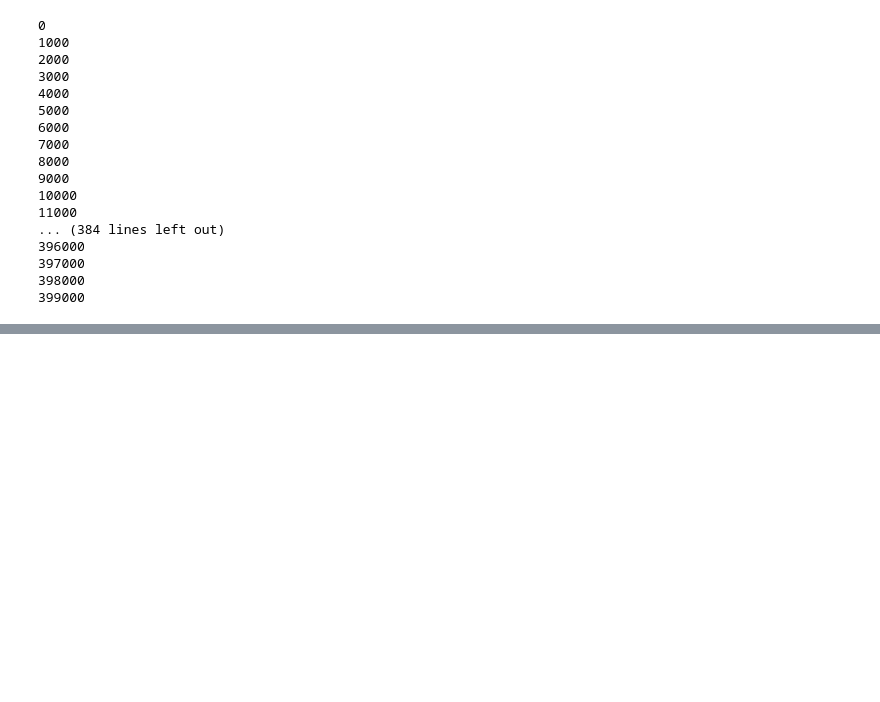
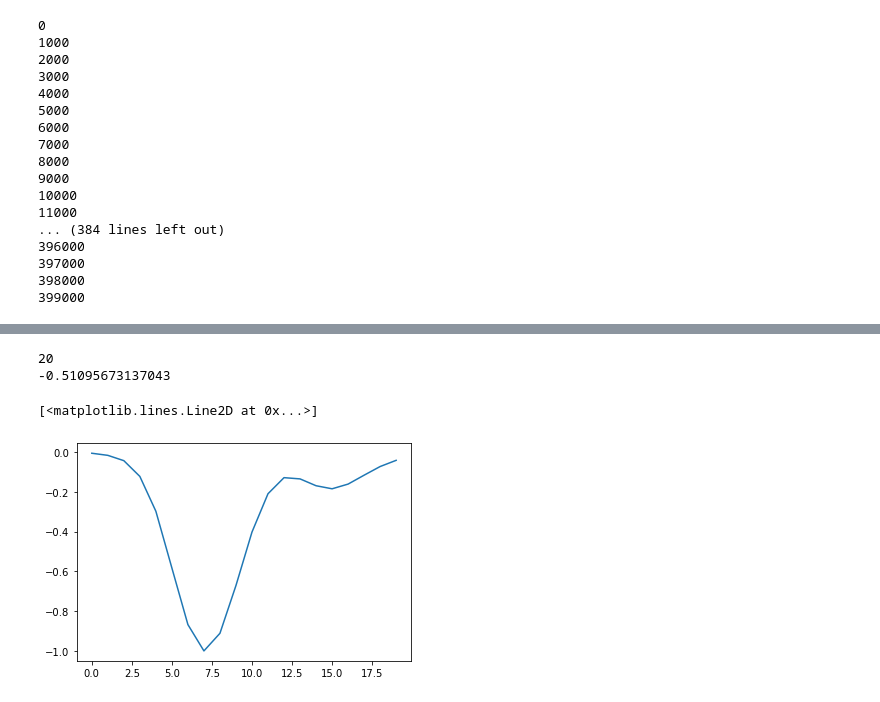
Before and after one commit to SuperNEMO-DBD/PMT-ShapeAnalysis, a Jupyter notebook: pmt_he_study/pulse_fitter.ipynb, the cells around one changed output, grey strips where cells are left out. Saved outputs shown, nothing was run; the diff lists cells and outputs as text; code cells hidden in the pictures; blank space fills up the shorter version.

```diff
--- a/pmt_he_study/pulse_fitter.ipynb
+++ b/pmt_he_study/pulse_fitter.ipynb
@@ -268,0 +311,11 @@ plt.savefig("/Users/williamquinn/Desktop/1400V_bi207_charge_spec.pdf")
+# %%
+print(len(short_temp))
+norm_short_temp = short_temp/np.sqrt(np.dot(short_temp, short_temp))
+amp = np.min(norm_short_temp)
+print(amp)
+plt.plot(norm_short_temp /amp * -1)
+# %% [output]
+20
+-0.51095673137043
+[<matplotlib.lines.Line2D at 0x...>]
+[figure, added]
```
Also changed, not shown: parts of 8 cells of this notebook, 1 other file.
